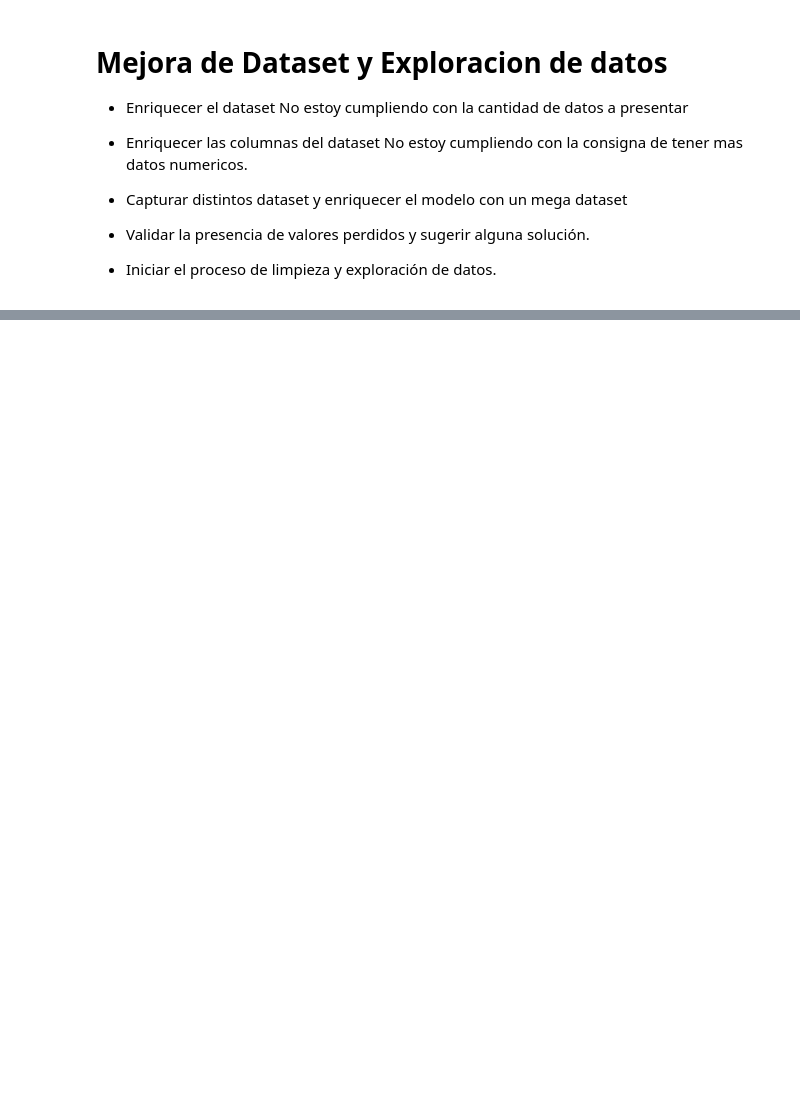
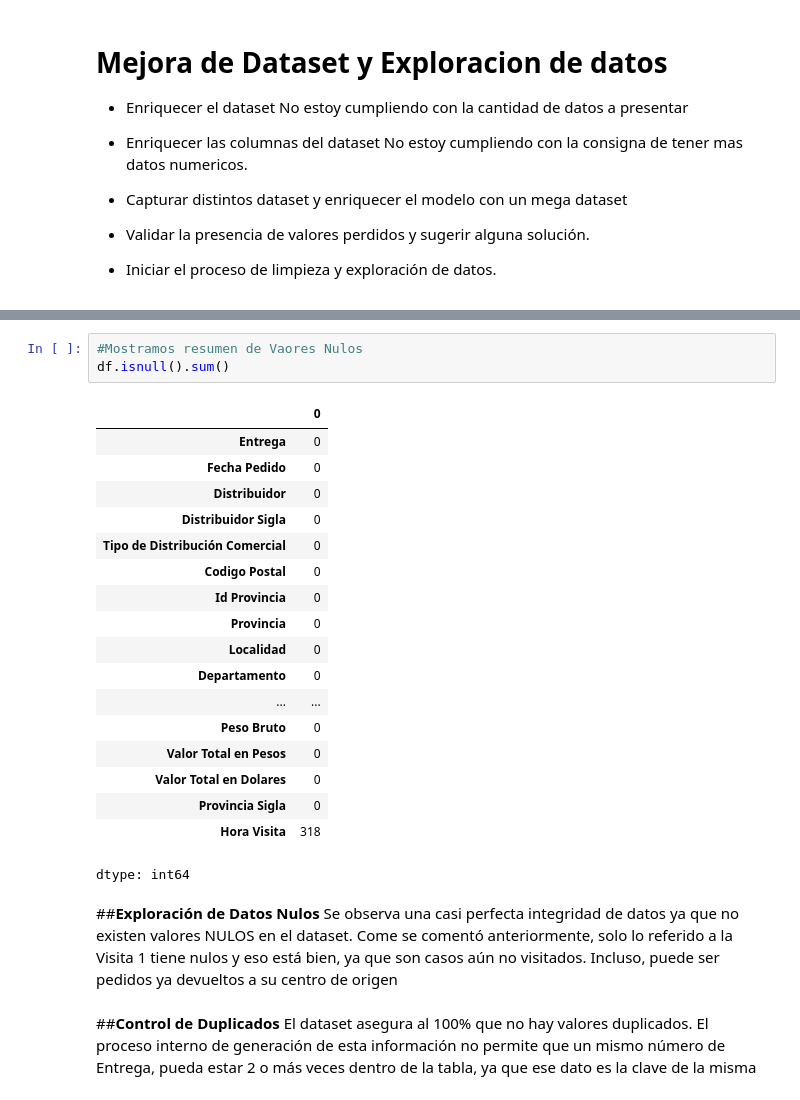
Before and after one commit to Leonardo-rodcas/Proyecto-DS-61190-E-Commerce, a Jupyter notebook: Proyecto_EntregaPlus_Comision61190_RodriguezCastilloLeonardo.ipynb, the cells around one changed output, grey strips where cells are left out. Saved outputs shown, nothing was run; the diff lists cells and outputs as text; blank space fills up the shorter version.

```diff
--- a/Proyecto_EntregaPlus_Comision61190_RodriguezCastilloLeonardo.ipynb
+++ b/Proyecto_EntregaPlus_Comision61190_RodriguezCastilloLeonardo.ipynb
@@ -421,0 +477,28 @@ Esto nos permite concluir que tenemos un muy buen dataset, con una alta calidad
+# %%
+#Mostramos resumen de Vaores Nulos
+df.isnull().sum()
+# %% [output]
+|  | 0 |
+| Entrega | 0 |
+| Fecha Pedido | 0 |
+| Distribuidor | 0 |
+| Distribuidor Sigla | 0 |
+| Tipo de Distribución Comercial | 0 |
+| Codigo Postal | 0 |
+| Id Provincia | 0 |
+| Provincia | 0 |
+| Localidad | 0 |
+| Departamento | 0 |
+| ... | ... |
+| Peso Bruto | 0 |
+| Valor Total en Pesos | 0 |
+| Valor Total en Dolares | 0 |
+| Provincia Sigla | 0 |
+| Hora Visita | 318 |
+dtype: int64
+# %% [markdown]
+##**Exploración de Datos Nulos**
+Se observa una casi perfecta integridad de datos ya que no existen valores NULOS en el dataset. Come se comentó anteriormente, solo lo referido a la Visita 1 tiene nulos y eso está bien, ya que son casos aún no visitados. Incluso, puede ser pedidos ya devueltos a su centro de origen
+# %% [markdown]
+##**Control de Duplicados**
+El dataset asegura al 100% que no hay valores duplicados. El proceso interno de generación de esta información no permite que un mismo número de Entrega, pueda estar 2 o más veces dentro de la tabla, ya que ese dato es la clave de la misma
```
Also changed, not shown: parts of 22 cells of this notebook.
